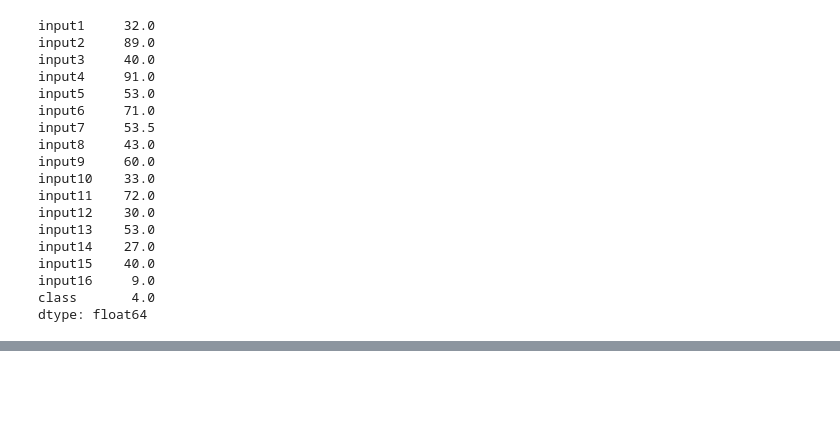
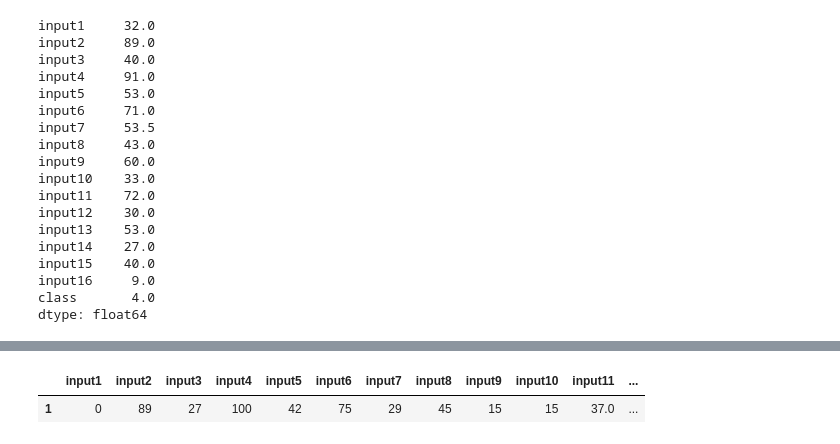
Before and after one commit to vash-ashutosh/Advanced-Data-Manipulation, a Jupyter notebook: Playing with Data - Python Pandas.ipynb, the cells around one changed output, grey strips where cells are left out. Saved outputs shown, nothing was run; the diff lists cells and outputs as text; code cells hidden in the pictures; blank space fills up the shorter version.

```diff
--- a/Playing with Data - Python Pandas.ipynb
+++ b/Playing with Data - Python Pandas.ipynb
@@ -317,0 +426,5 @@ dtype: float64
+# %%
+data.loc[[1]]
+# %% [output]
+|  | input1 | input2 | input3 | input4 | input5 | input6 | input7 | input8 | input9 | input10 | input11 | ... |
+| 1 | 0 | 89 | 27 | 100 | 42 | 75 | 29 | 45 | 15 | 15 | 37.0 | ... |
```
Also changed, not shown: parts of 14 cells of this notebook.
